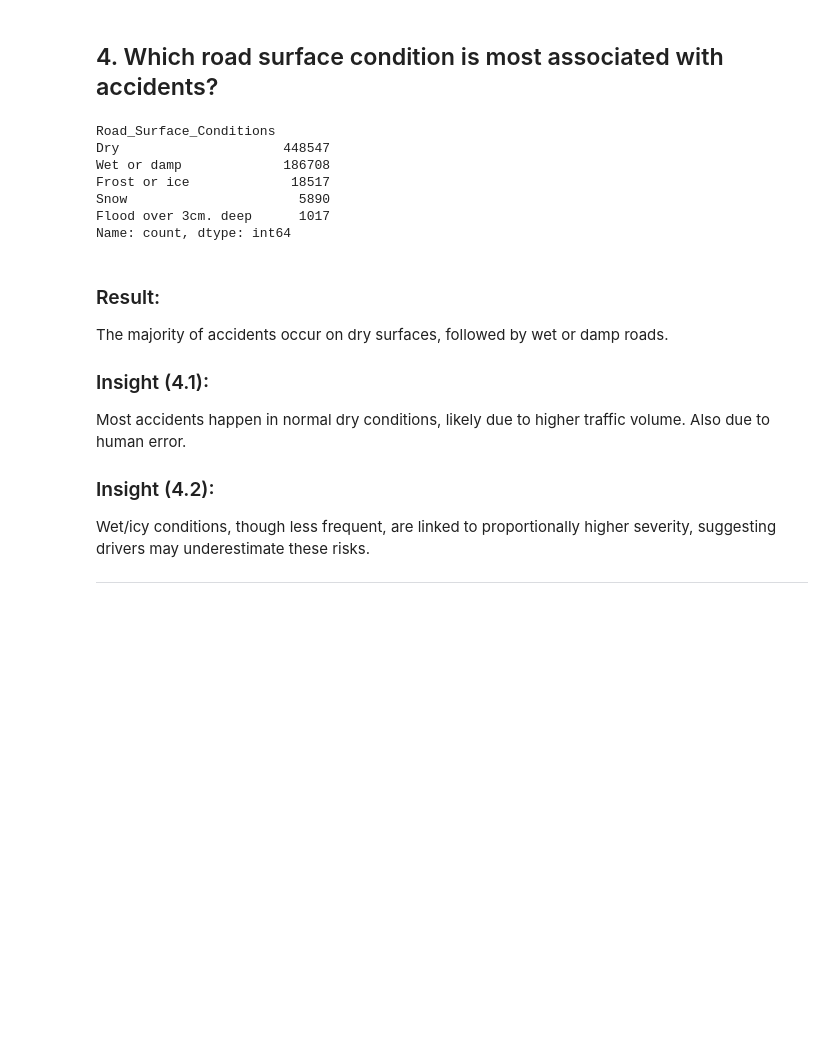
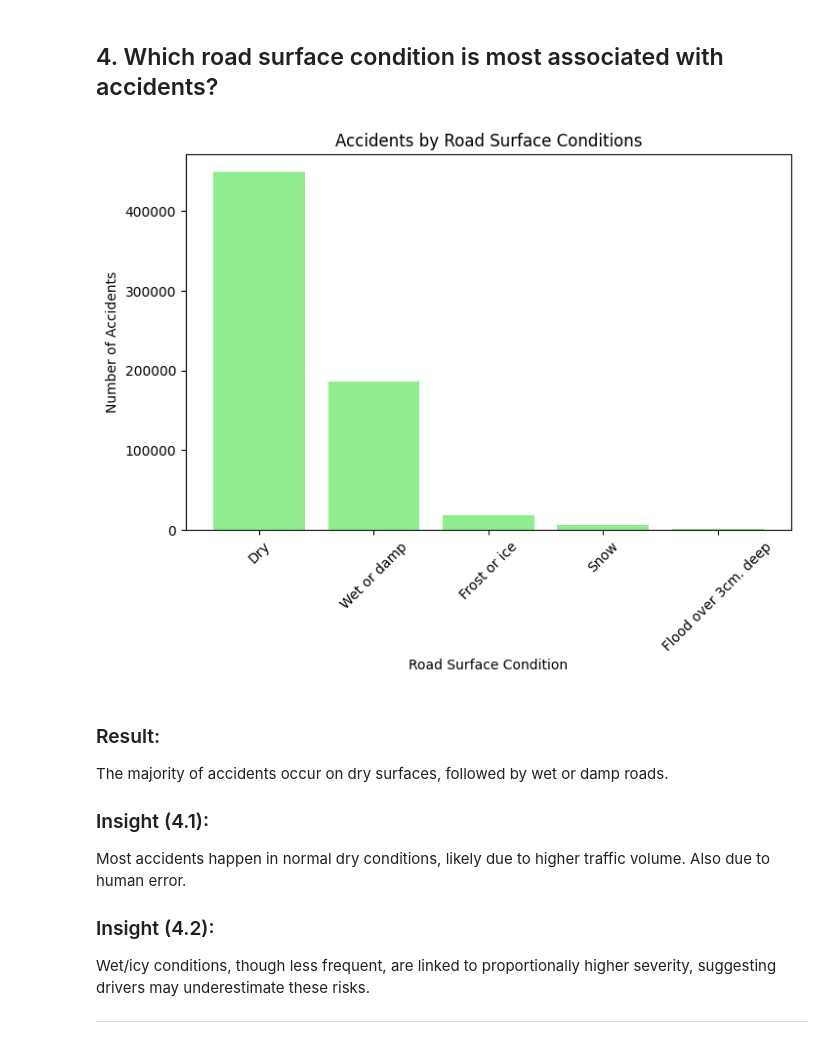
Before and after one commit to Kienny043/ELEC303-DataAnalytics, a Jupyter notebook: Activity2.ipynb, the cells around one changed output. Cells and saved outputs as stored; diff of their text form; code cells hidden in the pictures; blank space fills up the shorter version.

```diff
--- a/Activity2.ipynb
+++ b/Activity2.ipynb
@@ -271,15 +274,16 @@ Snowing + high winds         885
 # %% [markdown]
 <h2>4. Which road surface condition is most associated with accidents?</h2>
 # %%
-uk_accidents["Road_Surface_Conditions"].value_counts()
+road_counts = uk_accidents["Road_Surface_Conditions"].value_counts()
+plt.figure(figsize=(8,5))
+plt.bar(road_counts.index, road_counts.values, color='lightgreen')
+plt.xticks(rotation=45)
+plt.title("Accidents by Road Surface Conditions")
+plt.xlabel("Road Surface Condition")
+plt.ylabel("Number of Accidents")
+plt.show()
 # %% [output]
-Road_Surface_Conditions
-Dry                     448547
-Wet or damp             186708
-Frost or ice             18517
-Snow                      5890
-Flood over 3cm. deep      1017
-Name: count, dtype: int64
+[figure, added]
 # %% [markdown]
 <h3>Result:</h3> The majority of accidents occur on dry surfaces, followed by wet or damp roads.
 <h3>Insight (4.1):</h3> Most accidents happen in normal dry conditions, likely due to higher traffic volume. Also due to human error.
```
Also changed, not shown: parts of 24 cells of this notebook.
